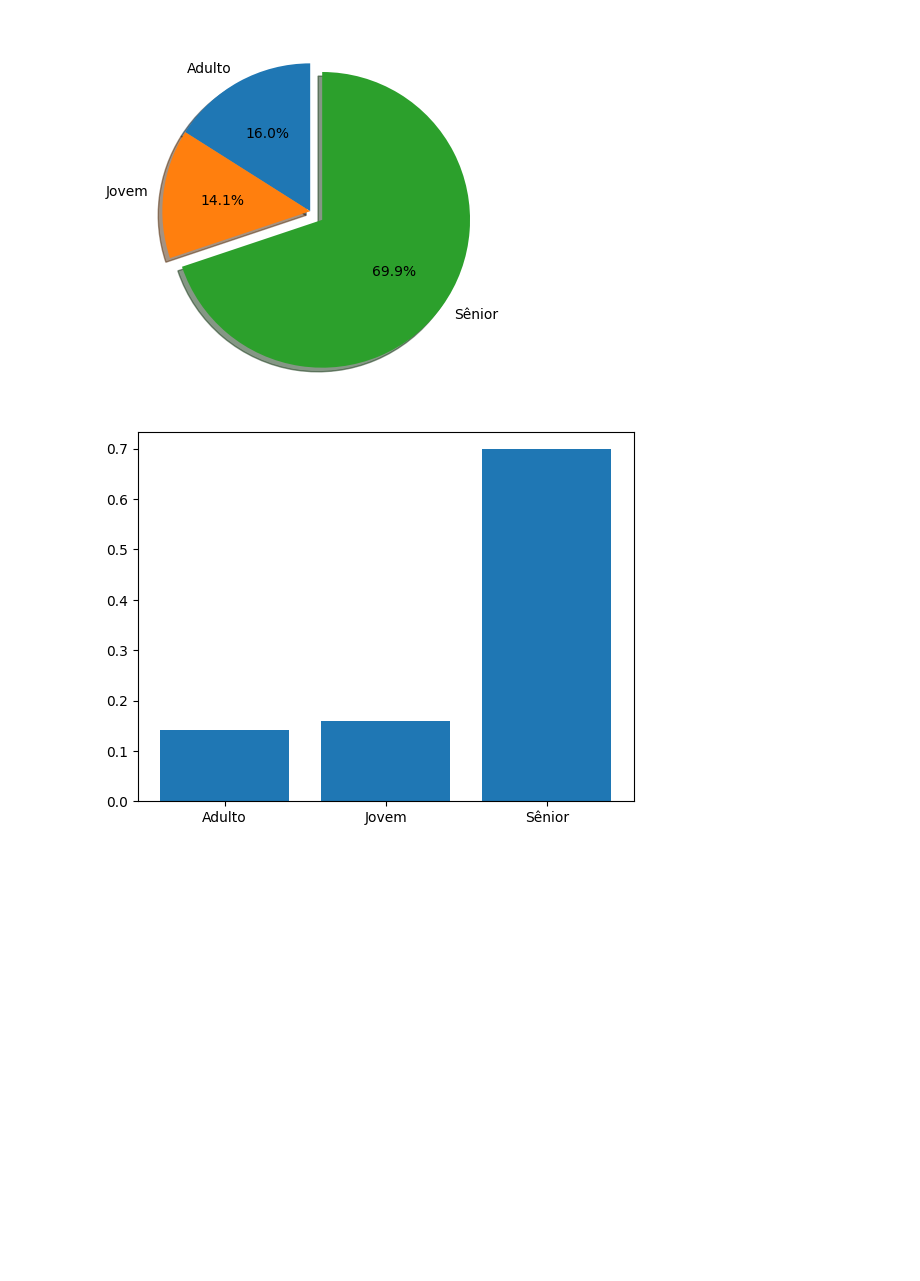
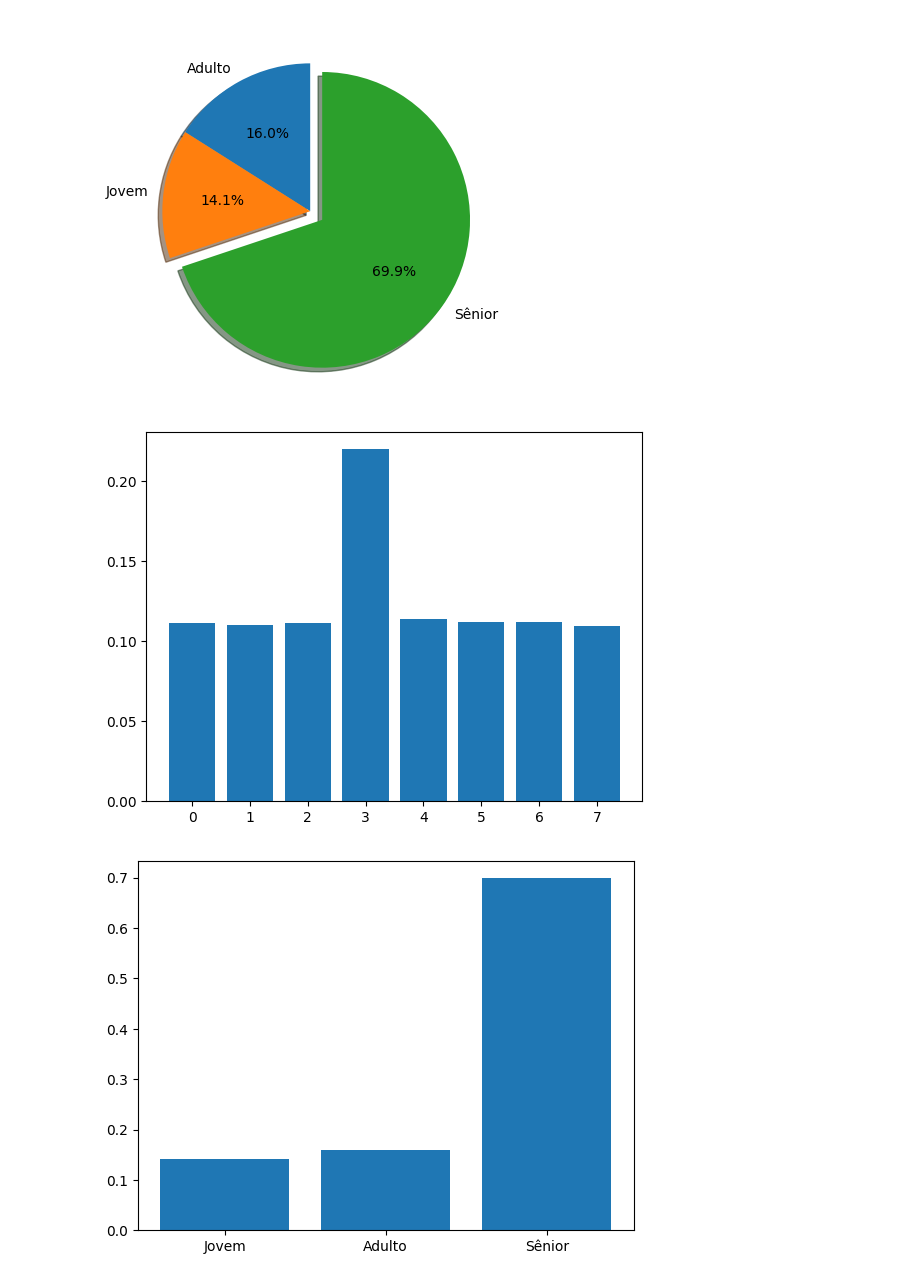
Before and after one commit to levelup-python/alura_insurance, a Jupyter notebook: Python_Data_Science/tratamento_analise.ipynb, the cells around one changed output. Saved outputs shown, nothing was run; the diff lists cells and outputs as text; code cells hidden in the pictures; blank space fills up the shorter version.

```diff
--- a/Python_Data_Science/tratamento_analise.ipynb
+++ b/Python_Data_Science/tratamento_analise.ipynb
@@ -130,5 +130,13 @@ plt.pie(valores, explode=explode, labels=label, autopct='%1.1f%%',
 plt.show()
 # %% [output]
 [figure]
+# %%
+tabela = dados.groupby('Sinistros')['Id'].count()
+sinistros = [7,1,2,0,5,6,4,3]
+valores = sorted(tabela.values/sum(tabela.values))
+plt.bar(sinistros, valores)
+plt.show()
+# %% [output]
+[figure, added]
 # %%
 tabela = dados.groupby('Categoria')['Sinistros'].count()
```
Also changed, not shown: parts of 1 cell of this notebook.
